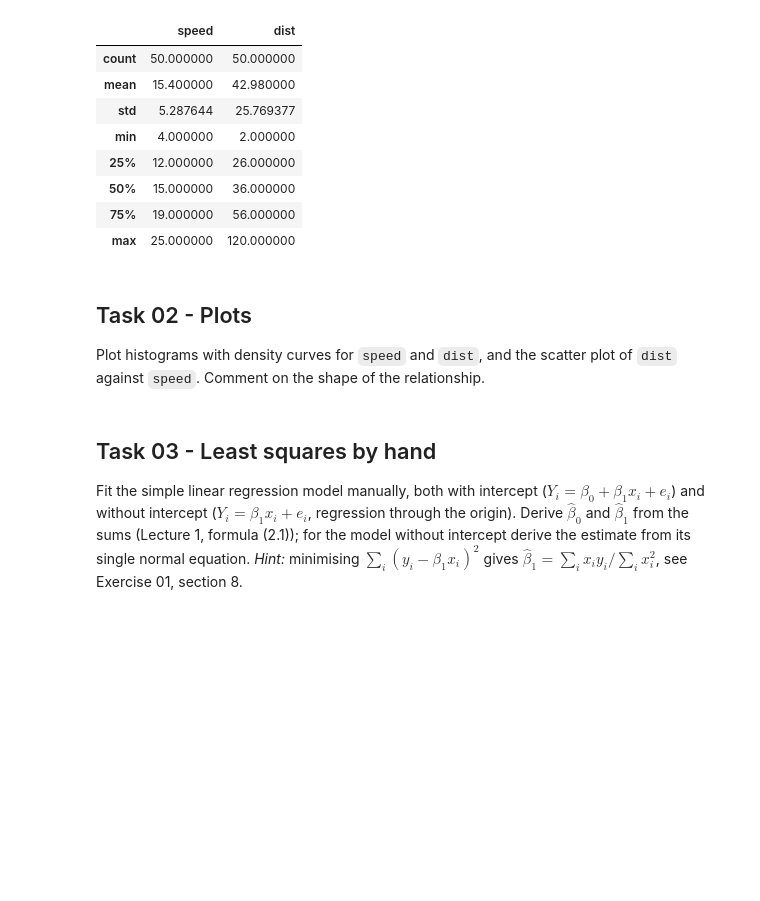
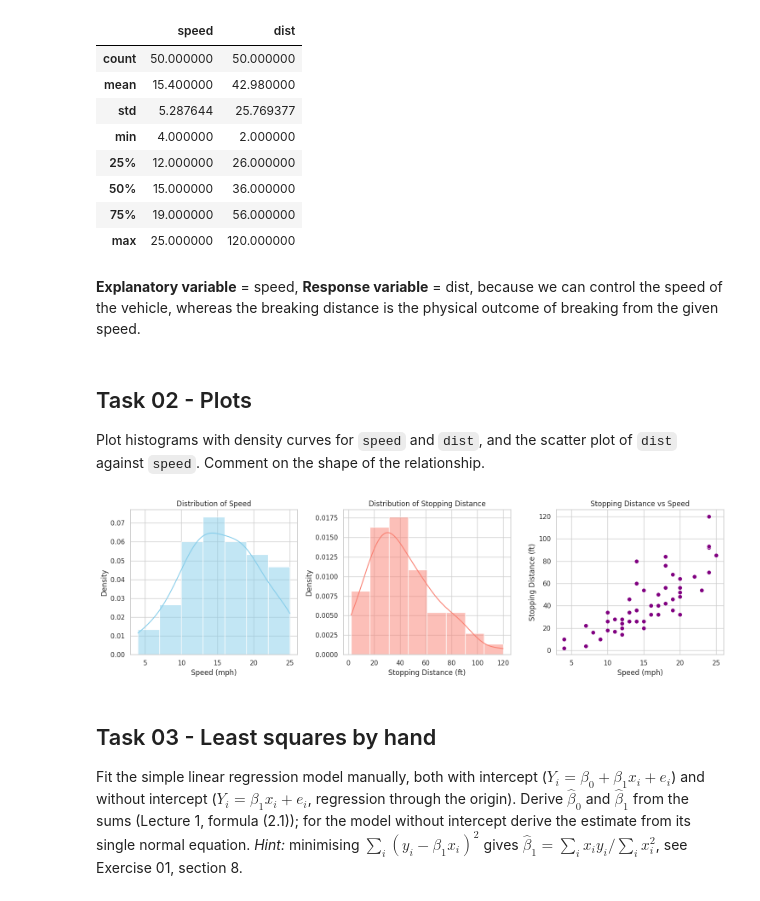
Before and after one commit to francji1/01RAD, a Jupyter notebook: code/01RAD_Ex01_HW_vysinsky.ipynb, the cells around one changed output. Saved outputs shown, nothing was run; the diff lists cells and outputs as text; code cells hidden in the pictures; blank space fills up the shorter version.

```diff
--- a/code/01RAD_Ex01_HW_vysinsky.ipynb
+++ b/code/01RAD_Ex01_HW_vysinsky.ipynb
@@ -70,11 +69,38 @@ memory usage: 932.0 bytes
 | 50% | 15.000000 | 36.000000 |
 | 75% | 19.000000 | 56.000000 |
 | max | 25.000000 | 120.000000 |
+# %% [markdown]
+**Explanatory variable** = speed,
+**Response variable** = dist,
+because we can control the speed of the vehicle, whereas the breaking distance is the physical outcome of breaking from the given speed.
 # %% [markdown]
 ## Task 02 - Plots
 Plot histograms with density curves for `speed` and `dist`, and the scatter plot of `dist` against `speed`. Comment on the shape of the relationship.
 # %%
-# your solution
+fig, axes = plt.subplots(1, 3, figsize=(15, 4.5))
+
+# speed histogram
+sns.histplot(cars['speed'], kde=True, ax=axes[0], color='skyblue', stat='density')
+axes[0].set_title('Distribution of Speed')
+axes[0].set_xlabel('Speed (mph)')
+axes[0].set_ylabel('Density')
+
+# distance histogram
+sns.histplot(cars['dist'], kde=True, ax=axes[1], color='salmon', stat='density')
+axes[1].set_title('Distribution of Stopping Distance')
+axes[1].set_xlabel('Stopping Distance (ft)')
+axes[1].set_ylabel('Density')
+
+# scatter plot of dist against speed
+sns.scatterplot(x='speed', y='dist', data=cars, ax=axes[2], color='purple', s=50)
+axes[2].set_title('Stopping Distance vs Speed')
+axes[2].set_xlabel('Speed (mph)')
+axes[2].set_ylabel('Stopping Distance (ft)')
+
+plt.tight_layout()
+plt.show()
+# %% [output]
+[figure, added]
 # %% [markdown]
 ## Task 03 - Least squares by hand
 Fit the simple linear regression model manually, both with intercept ($Y_i = \beta_0 + \beta_1 x_i + e_i$) and without intercept ($Y_i = \beta_1 x_i + e_i$, regression through the origin). Derive $\widehat{\beta}_0$ and $\widehat{\beta}_1$ from the sums (Lecture 1, formula (2.1)); for the model without intercept derive the estimate from its single normal equation. *Hint:* minimising $\sum_i (y_i - \beta_1 x_i)^2$ gives $\widehat{\beta}_1 = \sum_i x_i y_i / \sum_i x_i^2$, see Exercise 01, section 8.
```
Also changed, not shown: parts of 1 cell of this notebook.
